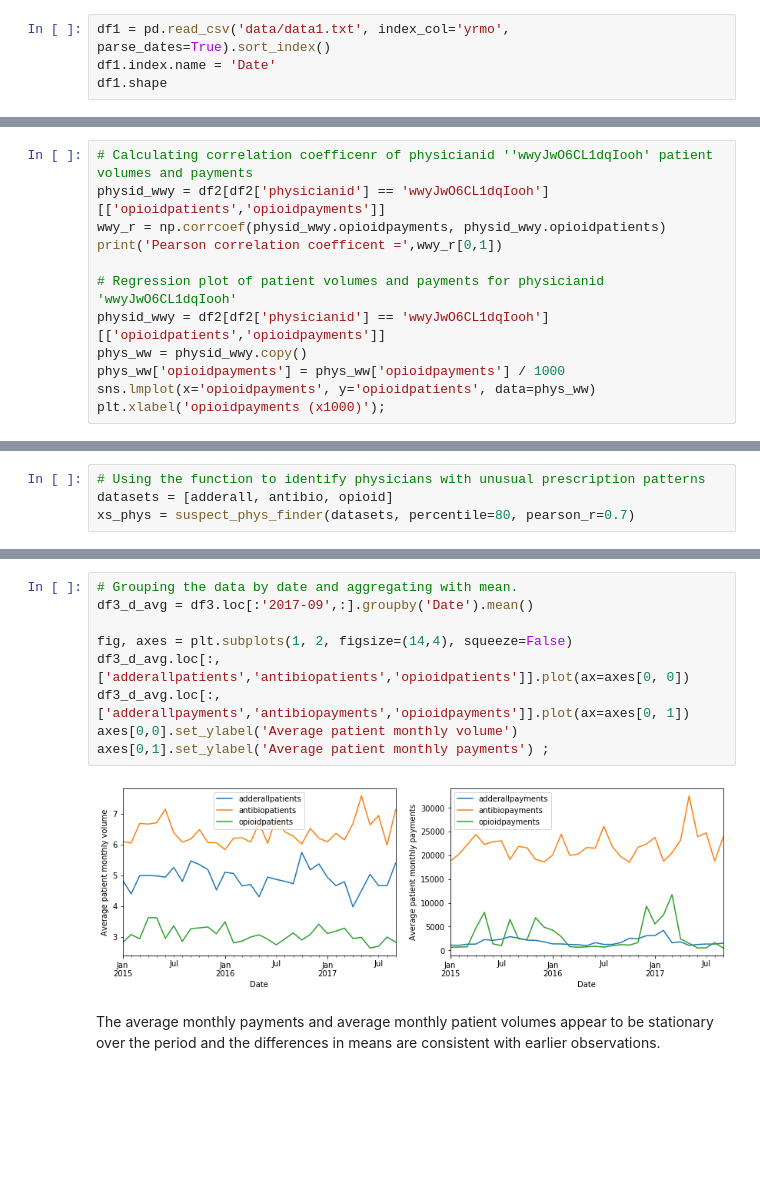
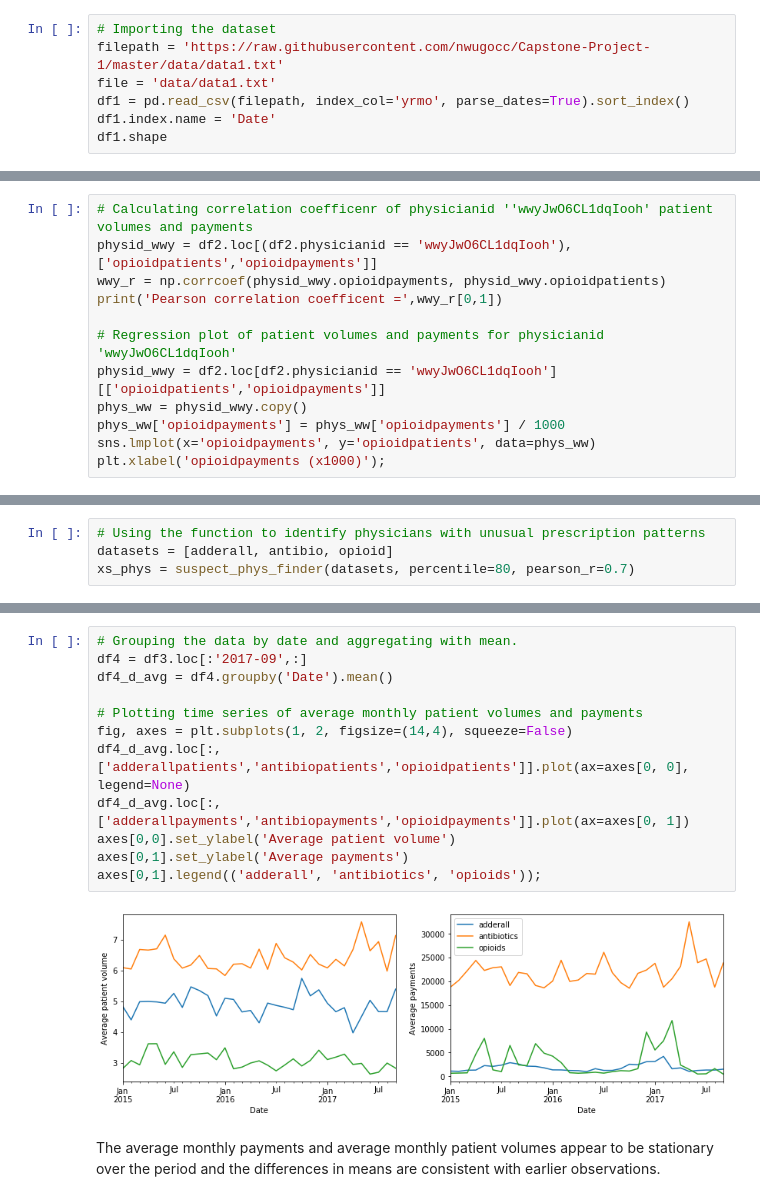
Before and after one commit to nwugocc/Capstone-Project-1, a Jupyter notebook: capstone_1_milestone_report.ipynb, the cells around one changed output, grey strips where cells are left out. Drawn from its saved outputs; the diff is of its cells as text; blank space fills up the shorter version.

```diff
--- a/capstone_1_milestone_report.ipynb
+++ b/capstone_1_milestone_report.ipynb
@@ -12,5 +53,8 @@ https://raw.githubusercontent.com/nwugocc/Capstone-Project-1/master/data/data1.t
 # %%
-df1 = pd.read_csv('data/data1.txt', index_col='yrmo', parse_dates=True).sort_index()
+# Importing the dataset
+filepath = 'https://raw.githubusercontent.com/nwugocc/Capstone-Project-1/master/data/data1.txt'
+file = 'data/data1.txt'
+df1 = pd.read_csv(filepath, index_col='yrmo', parse_dates=True).sort_index()
 df1.index.name = 'Date'
 df1.shape
 # %% [output]
@@ -157,11 +206,11 @@ The suggested methos to replace the _zero_ entry is using linear regression of m
 # %%
 # Calculating correlation coefficenr of physicianid ''wwyJwO6CL1dqIooh' patient volumes and payments
-physid_wwy = df2[df2['physicianid'] == 'wwyJwO6CL1dqIooh'][['opioidpatients','opioidpayments']]
+physid_wwy = df2.loc[(df2.physicianid == 'wwyJwO6CL1dqIooh'),['opioidpatients','opioidpayments']]
 wwy_r = np.corrcoef(physid_wwy.opioidpayments, physid_wwy.opioidpatients)
 print('Pearson correlation coefficent =',wwy_r[0,1])
 
 # Regression plot of patient volumes and payments for physicianid 'wwyJwO6CL1dqIooh'
-physid_wwy = df2[df2['physicianid'] == 'wwyJwO6CL1dqIooh'][['opioidpatients','opioidpayments']]
+physid_wwy = df2.loc[df2.physicianid == 'wwyJwO6CL1dqIooh'][['opioidpatients','opioidpayments']]
 phys_ww = physid_wwy.copy()
 phys_ww['opioidpayments'] = phys_ww['opioidpayments'] / 1000
 sns.lmplot(x='opioidpayments', y='opioidpatients', data=phys_ww)
@@ -666,13 +755,16 @@ Physicians likely overprescribing both opioids and antibiotics = 14 out of 2441
 # %%
 # Grouping the data by date and aggregating with mean.
-df3_d_avg = df3.loc[:'2017-09',:].groupby('Date').mean()
+df4 = df3.loc[:'2017-09',:]
+df4_d_avg = df4.groupby('Date').mean()
 
+# Plotting time series of average monthly patient volumes and payments
 fig, axes = plt.subplots(1, 2, figsize=(14,4), squeeze=False)
-df3_d_avg.loc[:,['adderallpatients','antibiopatients','opioidpatients']].plot(ax=axes[0, 0])
-df3_d_avg.loc[:,['adderallpayments','antibiopayments','opioidpayments']].plot(ax=axes[0, 1])
-axes[0,0].set_ylabel('Average patient monthly volume')
-axes[0,1].set_ylabel('Average patient monthly payments') ;
+df4_d_avg.loc[:,['adderallpatients','antibiopatients','opioidpatients']].plot(ax=axes[0, 0], legend=None)
+df4_d_avg.loc[:,['adderallpayments','antibiopayments','opioidpayments']].plot(ax=axes[0, 1])
+axes[0,0].set_ylabel('Average patient volume')
+axes[0,1].set_ylabel('Average payments')
+axes[0,1].legend(('adderall', 'antibiotics', 'opioids'));
 # %% [output]
-[figure, old version]
+[figure, new version]
 # %% [markdown]
 The average monthly payments and average monthly patient volumes appear to be stationary over the period and the differences in means are consistent with earlier observations.
```
Also changed, not shown: parts of 110 cells of this notebook.
